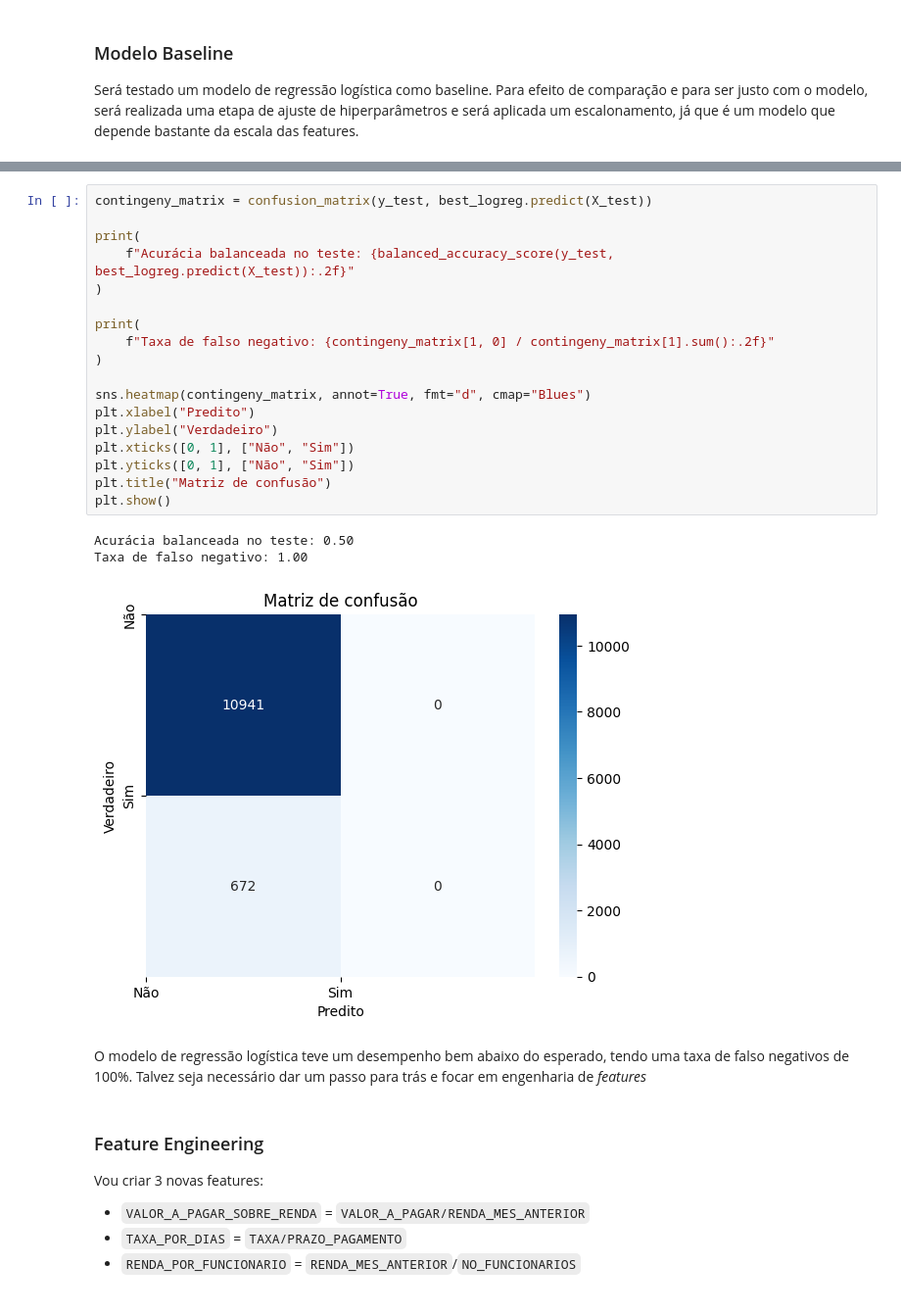
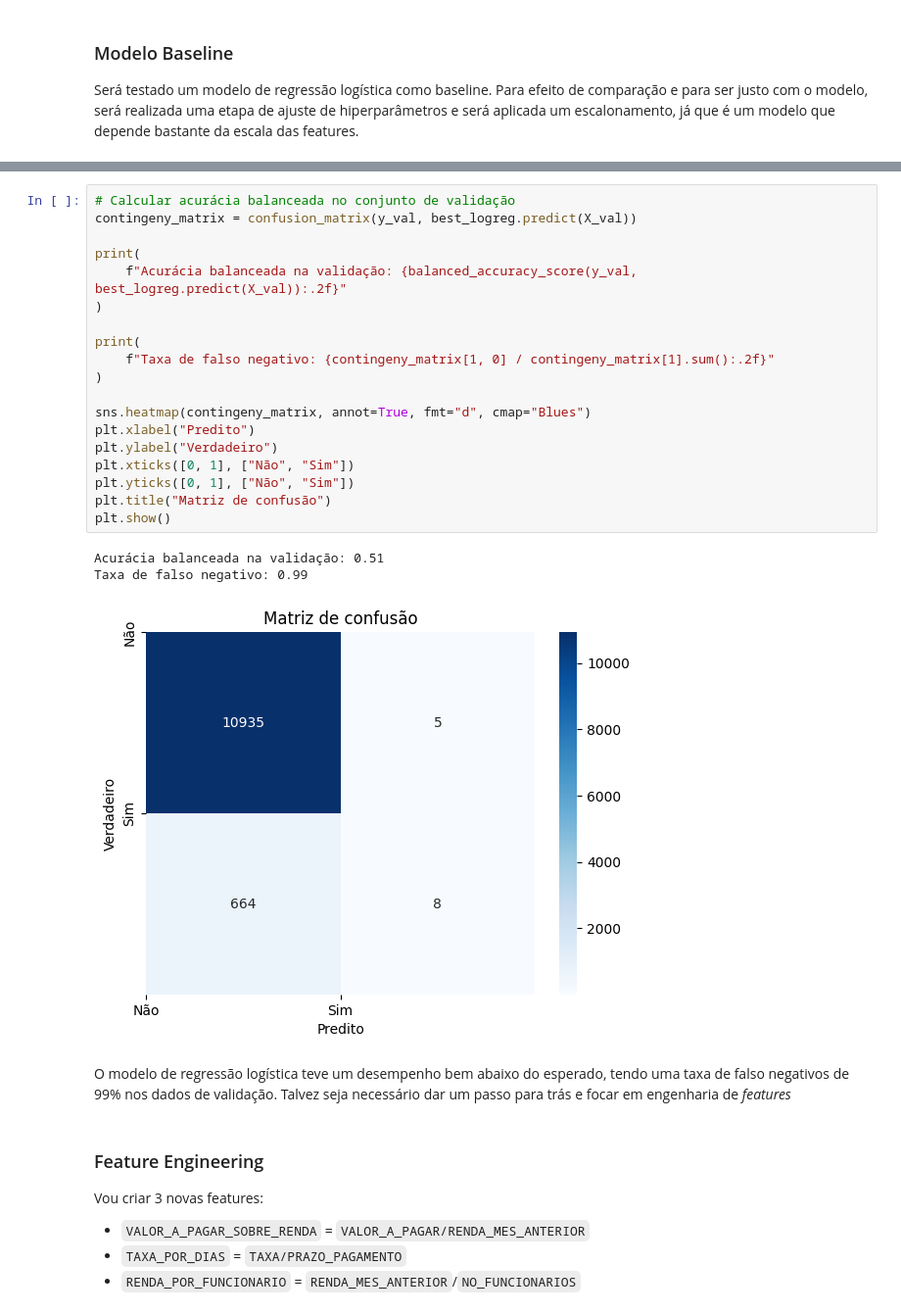
Before and after one commit to gupaulasan/credit-score, a Jupyter notebook: notebooks/credit_score.ipynb, the cells around one changed output, grey strips where cells are left out. Shown: that part at 98% size. Drawn from its saved outputs; the diff is of its cells as text.

```diff
--- a/notebooks/credit_score.ipynb
+++ b/notebooks/credit_score.ipynb
@@ -1067,27 +1115,28 @@ LogisticRegression(C=0.01, random_state=42)
 # %%
-contingeny_matrix = confusion_matrix(y_test, best_logreg.predict(X_test))
+# Calcular acurácia balanceada no conjunto de validação
+contingeny_matrix = confusion_matrix(y_val, best_logreg.predict(X_val))
 
 print(
-    f"Acurácia balanceada no teste: {balanced_accuracy_score(y_test, best_logreg.predict(X_test)):.2f}"
+    f"Acurácia balanceada na validação: {balanced_accuracy_score(y_val, best_logreg.predict(X_val)):.2f}"
 )
 
 print(
     f"Taxa de falso negativo: {contingeny_matrix[1, 0] / contingeny_matrix[1].sum():.2f}"
 )
 
 sns.heatmap(contingeny_matrix, annot=True, fmt="d", cmap="Blues")
 plt.xlabel("Predito")
 plt.ylabel("Verdadeiro")
 plt.xticks([0, 1], ["Não", "Sim"])
 plt.yticks([0, 1], ["Não", "Sim"])
 plt.title("Matriz de confusão")
 plt.show()
 # %% [output]
-Acurácia balanceada no teste: 0.50
-Taxa de falso negativo: 1.00
+Acurácia balanceada na validação: 0.51
+Taxa de falso negativo: 0.99
-[figure, old version]
+[figure, new version]
 # %% [markdown]
-O modelo de regressão logística teve um desempenho bem abaixo do esperado, tendo uma taxa de falso negativos de 100%. Talvez seja necessário dar um passo para trás e focar em engenharia de *features*
+O modelo de regressão logística teve um desempenho bem abaixo do esperado, tendo uma taxa de falso negativos de 99% nos dados de validação. Talvez seja necessário dar um passo para trás e focar em engenharia de *features*
 # %% [markdown]
 ### Feature Engineering
 
```
Also changed, not shown: parts of 46 cells of this notebook.
